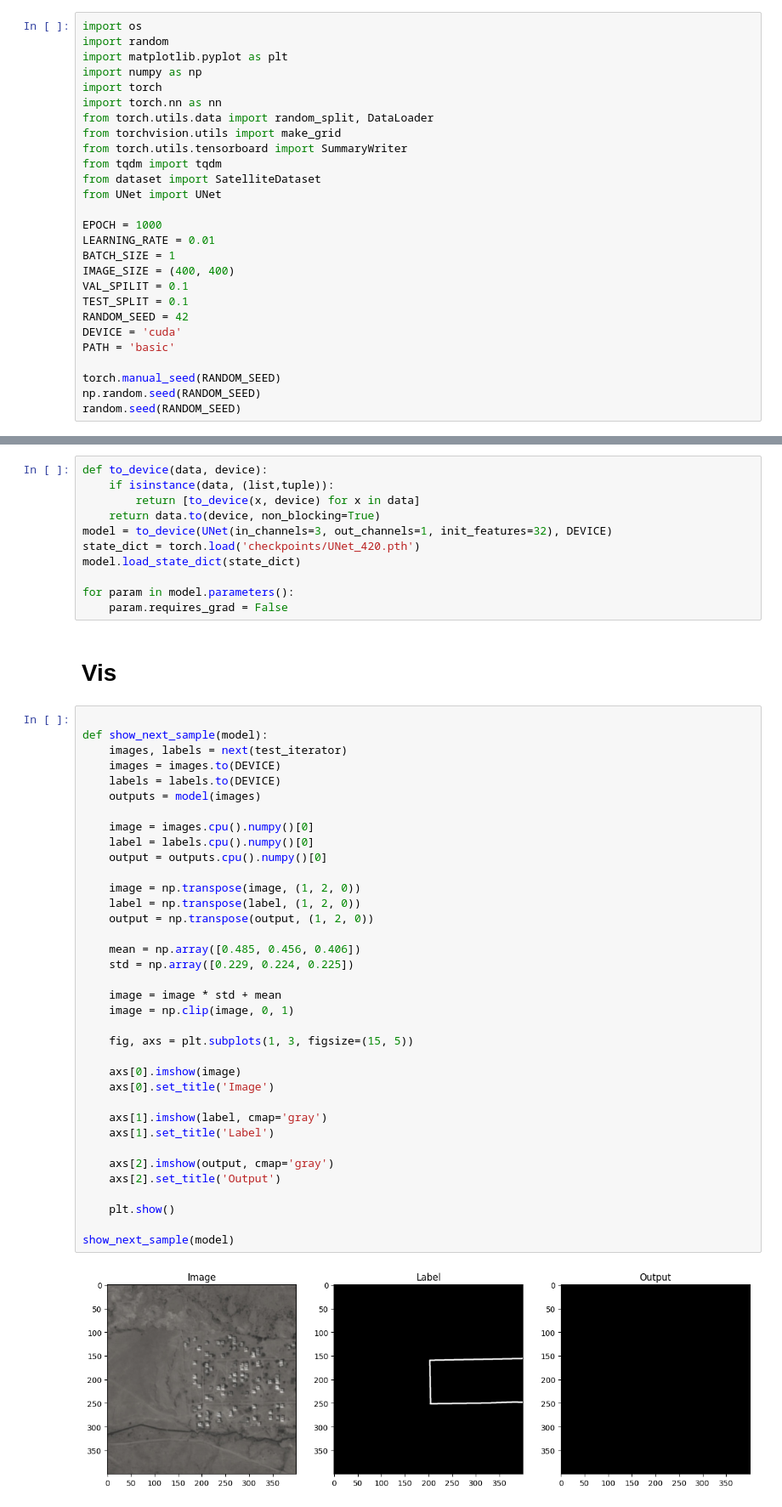
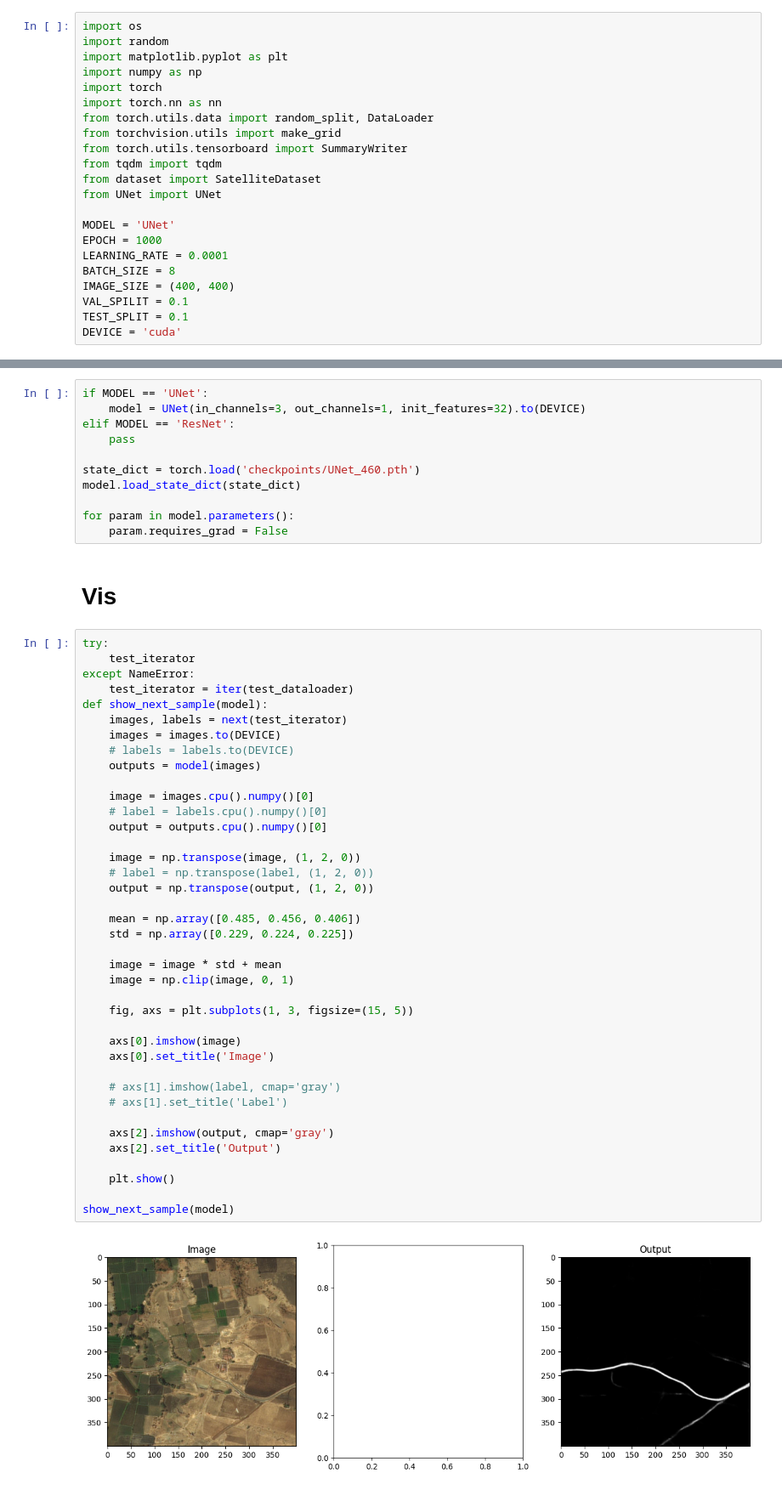
Before and after one commit to tju2050633/AIoT, a Jupyter notebook: test.ipynb, the cells around one changed output, grey strips where cells are left out. Shown at 85% size. Cells and saved outputs as stored; diff of their text form.

```diff
--- a/test.ipynb
+++ b/test.ipynb
@@ -12,16 +12,11 @@ from tqdm import tqdm
 from dataset import SatelliteDataset
 from UNet import UNet
 
+MODEL = 'UNet'
 EPOCH = 1000
-LEARNING_RATE = 0.01
-BATCH_SIZE = 1
+LEARNING_RATE = 0.0001
+BATCH_SIZE = 8
 IMAGE_SIZE = (400, 400)
 VAL_SPILIT = 0.1
 TEST_SPLIT = 0.1
-RANDOM_SEED = 42
 DEVICE = 'cuda'
-PATH = 'basic'
-
-torch.manual_seed(RANDOM_SEED)
-np.random.seed(RANDOM_SEED)
-random.seed(RANDOM_SEED)
@@ -52,12 +47,12 @@ test_iterator = iter(test_dataloader)
 # %% [markdown]
 # Model
 # %%
-def to_device(data, device):
-    if isinstance(data, (list,tuple)):
-        return [to_device(x, device) for x in data]
-    return data.to(device, non_blocking=True)
-model = to_device(UNet(in_channels=3, out_channels=1, init_features=32), DEVICE)
-state_dict = torch.load('checkpoints/UNet_420.pth')
+if MODEL == 'UNet':
+    model = UNet(in_channels=3, out_channels=1, init_features=32).to(DEVICE)
+elif MODEL == 'ResNet':
+    pass
+
+state_dict = torch.load('checkpoints/UNet_460.pth')
 model.load_state_dict(state_dict)
 
 for param in model.parameters():
@@ -65,40 +60,43 @@ for param in model.parameters():
 # %% [markdown]
 # Vis
 # %%
-
+try:
+    test_iterator
+except NameError:
+    test_iterator = iter(test_dataloader)
 def show_next_sample(model):
     images, labels = next(test_iterator)
     images = images.to(DEVICE)
-    labels = labels.to(DEVICE)
+    # labels = labels.to(DEVICE)
     outputs = model(images)
 
     image = images.cpu().numpy()[0]
-    label = labels.cpu().numpy()[0]
+    # label = labels.cpu().numpy()[0]
     output = outputs.cpu().numpy()[0]
 
     image = np.transpose(image, (1, 2, 0))
-    label = np.transpose(label, (1, 2, 0))
+    # label = np.transpose(label, (1, 2, 0))
     output = np.transpose(output, (1, 2, 0))
 
     mean = np.array([0.485, 0.456, 0.406])
     std = np.array([0.229, 0.224, 0.225])
 
     image = image * std + mean
     image = np.clip(image, 0, 1)
 
     fig, axs = plt.subplots(1, 3, figsize=(15, 5))
 
     axs[0].imshow(image)
     axs[0].set_title('Image')
 
-    axs[1].imshow(label, cmap='gray')
-    axs[1].set_title('Label')
+    # axs[1].imshow(label, cmap='gray')
+    # axs[1].set_title('Label')
 
     axs[2].imshow(output, cmap='gray')
     axs[2].set_title('Output')
 
     plt.show()
 
 show_next_sample(model)
 # %% [output]
-[figure, old version]
+[figure, new version]
```
Also changed, not shown: parts of 2 cells of this notebook, 3 other files.
